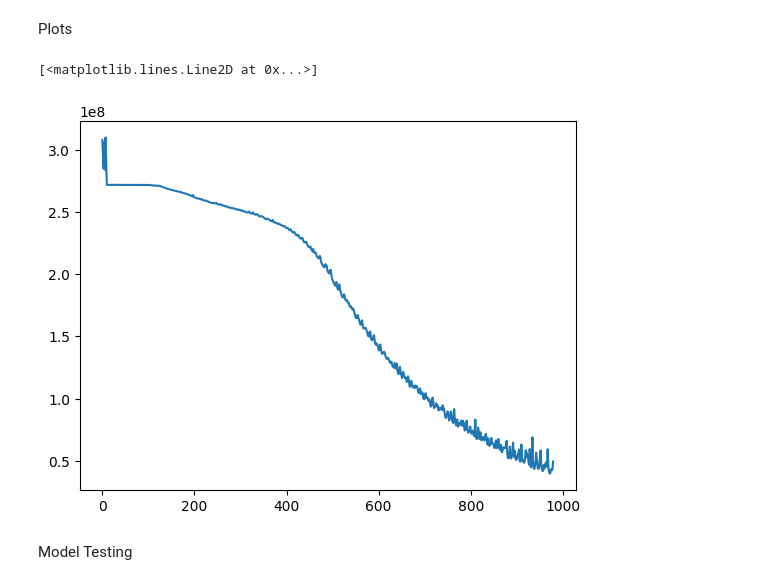
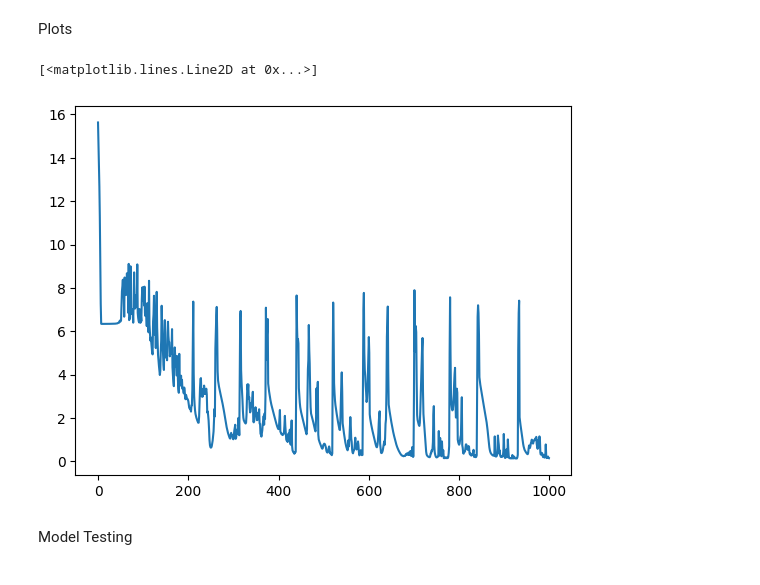
Before and after one commit to youngers2006/Research-Placement, a Jupyter notebook: 3D_NN_JAX_implementation.ipynb, the cells around one changed output. Drawn from its saved outputs; the diff is of its cells as text; code cells hidden in the pictures.

```diff
--- a/3D_NN_JAX_implementation.ipynb
+++ b/3D_NN_JAX_implementation.ipynb
@@ -13,3 +15,13 @@ from typing import Any
+# %%
+Epochs = 1000
+alpha = 1.0
+gamma = 0.4
+lambda_ = 0.1
+Learn_Rate = 0.001
+beta_1 = 0.9
+beta_2 = 0.999
+Batch_size = 40
+train_split = 0.9
 # %% [markdown]
 Unpickling the data
 # %%
@@ -108,9 +109,12 @@ Batch_size = 40
 # %% [markdown]
 Pre and post processing functions
 # %%
-def mean_and_std_dev(data):
-    mean = jnp.mean(data, axis=0)
-    std_dev = jnp.std(data, axis=0)
+def mean_and_std_dev(data,*,train_split):
+    split_idx = int(data.shape[0] * train_split)
+    train_data = data[:split_idx]
+
+    mean = jnp.mean(train_data, axis=0)
+    std_dev = jnp.std(train_data, axis=0)
     return {'mean':mean, 'std_dev':std_dev}
 
 def scale_data(data,*, data_params):
@@ -128,13 +132,13 @@ input_dataset = input_dataset.reshape((input_dataset.shape[0],456))
 target_e_dataset = target_e_dataset.reshape((target_e_dataset.shape[0],))
 target_e_prime_dataset = target_e_prime_dataset.reshape((target_e_prime_dataset.shape[0],456))
 
-params_dict_displacement = mean_and_std_dev(input_dataset)
-params_dict_target_e = mean_and_std_dev(target_e_dataset)
-params_dict_target_e_prime = mean_and_std_dev(target_e_prime_dataset)
+params_dict_displacement = mean_and_std_dev(input_dataset,train_split=train_split)
+params_dict_target_e = mean_and_std_dev(target_e_dataset,train_split=train_split)
+params_dict_target_e_prime = mean_and_std_dev(target_e_prime_dataset,train_split=train_split)
 
-input_dataset_scaled = scale_data(input_dataset, params_dict_displacement)
-target_e_dataset_scaled = scale_data(target_e_dataset, params_dict_target_e)
-target_e_prime_dataset_scaled = scale_data(target_e_prime_dataset, params_dict_target_e_prime)
+input_dataset_scaled = scale_data(input_dataset, data_params=params_dict_displacement)
+target_e_dataset_scaled = scale_data(target_e_dataset, data_params=params_dict_target_e)
+target_e_prime_dataset_scaled = scale_data(target_e_prime_dataset, data_params=params_dict_target_e_prime)
 
 Dataset_parameters = {
     'displacements':params_dict_displacement,
@@ -329,7 +333,7 @@ Create test and train batches
 train_batches, test_batches = split_and_batch_dataset(
     Dataset,
     Batch_size,
-    test_split=0.0,
+    test_split=(1 - train_split),
     shuffle=True
 )
 # %% [markdown]
@@ -411,10 +417,10 @@ model_data = ModelData(
 Plots
 # %%
 plt.plot(jnp.log10(jnp.array(loss_record)))
-plt.plot(loss_record)
+#plt.plot(loss_record)
 # %% [output]
 [<matplotlib.lines.Line2D at 0x...>]
-[figure, old version]
+[figure, new version]
 # %% [markdown]
 Model Testing
 # %%
```
Also changed, not shown: parts of 6 cells of this notebook.
